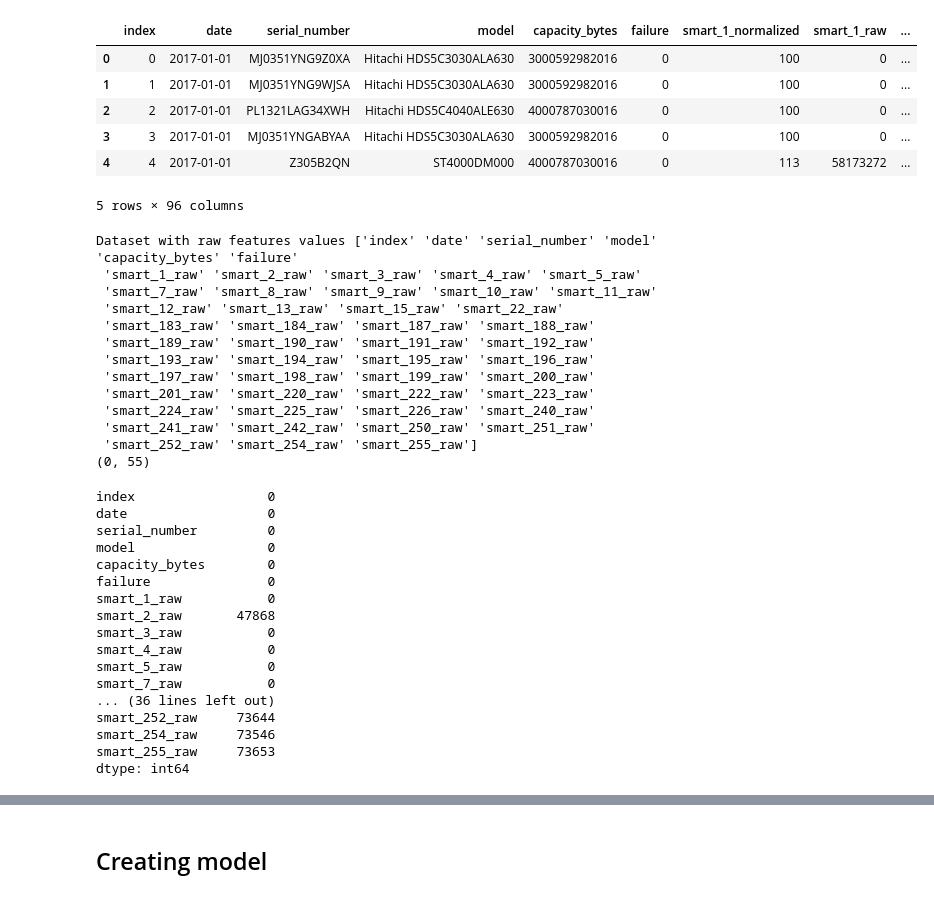
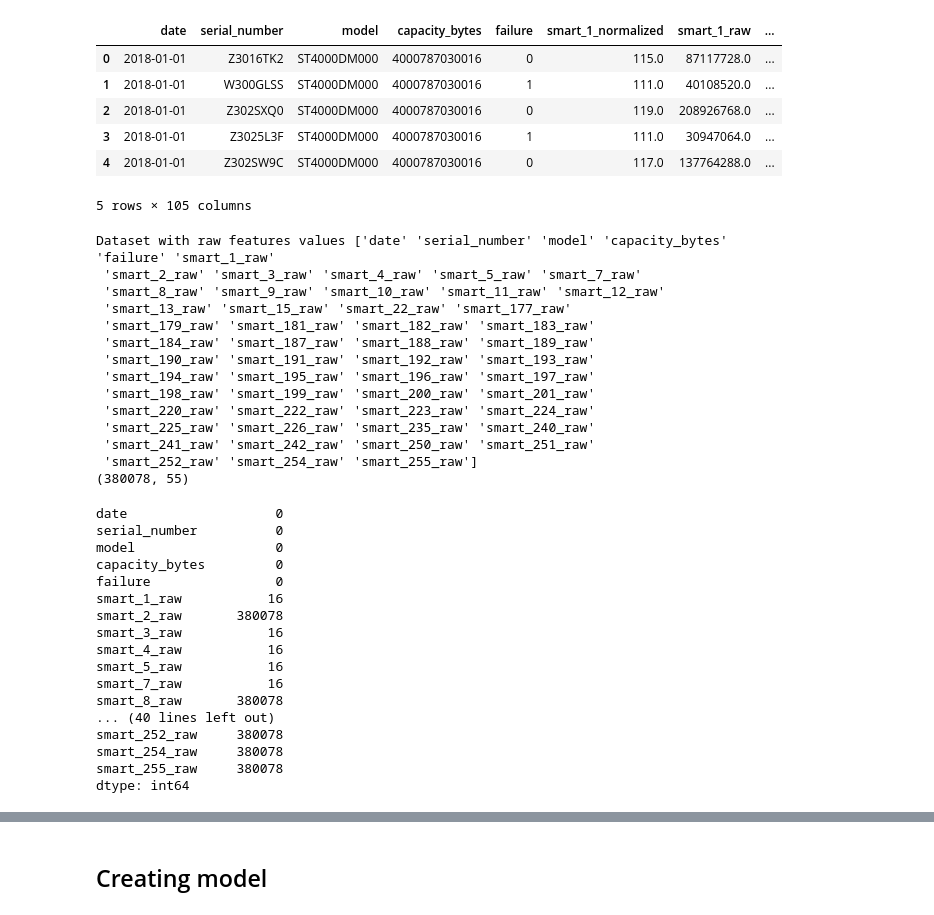
Before and after one commit to katevi/Hard-drive-failure-prediction, a Jupyter notebook: anomaly_detection_IF.ipynb, the cells around one changed output, grey strips where cells are left out. Saved outputs shown, nothing was run; the diff lists cells and outputs as text; code cells hidden in the pictures.

```diff
--- a/anomaly_detection_IF.ipynb
+++ b/anomaly_detection_IF.ipynb
@@ -1,53 +1,54 @@
 # %%
 import pandas as pd
-df_bb = pd.read_csv('./backblaze/2017-01-01.csv')
+df_bb = pd.read_csv('./backblaze_ST4000DM000/model_2018_ST4000DM000.csv')
 df_bb.head()
 # %% [output]
-|  | index | date | serial_number | model | capacity_bytes | failure | smart_1_normalized | smart_1_raw | ... |
-| 0 | 0 | 2017-01-01 | MJ0351YNG9Z0XA | Hitachi HDS5C3030ALA630 | 3000592982016 | 0 | 100 | 0 | ... |
-| 1 | 1 | 2017-01-01 | MJ0351YNG9WJSA | Hitachi HDS5C3030ALA630 | 3000592982016 | 0 | 100 | 0 | ... |
-| 2 | 2 | 2017-01-01 | PL1321LAG34XWH | Hitachi HDS5C4040ALE630 | 4000787030016 | 0 | 100 | 0 | ... |
-| 3 | 3 | 2017-01-01 | MJ0351YNGABYAA | Hitachi HDS5C3030ALA630 | 3000592982016 | 0 | 100 | 0 | ... |
-| 4 | 4 | 2017-01-01 | Z305B2QN | ST4000DM000 | 4000787030016 | 0 | 113 | 58173272 | ... |
+|  | date | serial_number | model | capacity_bytes | failure | smart_1_normalized | smart_1_raw | ... |
+| 0 | 2018-01-01 | Z3016TK2 | ST4000DM000 | 4000787030016 | 0 | 115.0 | 87117728.0 | ... |
+| 1 | 2018-01-01 | W300GLSS | ST4000DM000 | 4000787030016 | 1 | 111.0 | 40108520.0 | ... |
+| 2 | 2018-01-01 | Z302SXQ0 | ST4000DM000 | 4000787030016 | 0 | 119.0 | 208926768.0 | ... |
+| 3 | 2018-01-01 | Z3025L3F | ST4000DM000 | 4000787030016 | 1 | 111.0 | 30947064.0 | ... |
+| 4 | 2018-01-01 | Z302SW9C | ST4000DM000 | 4000787030016 | 0 | 117.0 | 137764288.0 | ... |
-5 rows × 96 columns
+5 rows × 105 columns
 # %%
 df_bb_raw = df_bb[df_bb.columns.drop(list(df_bb.filter(regex='normalized')))]
 feat_raw = df_bb_raw.columns.values
 print("Dataset with raw features values", feat_raw)
-print(df_bb_normalized.shape)
+print(df_bb_raw.shape)
 # %% [output]
-Dataset with raw features values ['index' 'date' 'serial_number' 'model' 'capacity_bytes' 'failure'
- 'smart_1_raw' 'smart_2_raw' 'smart_3_raw' 'smart_4_raw' 'smart_5_raw'
- 'smart_7_raw' 'smart_8_raw' 'smart_9_raw' 'smart_10_raw' 'smart_11_raw'
- 'smart_12_raw' 'smart_13_raw' 'smart_15_raw' 'smart_22_raw'
- 'smart_183_raw' 'smart_184_raw' 'smart_187_raw' 'smart_188_raw'
- 'smart_189_raw' 'smart_190_raw' 'smart_191_raw' 'smart_192_raw'
- 'smart_193_raw' 'smart_194_raw' 'smart_195_raw' 'smart_196_raw'
- 'smart_197_raw' 'smart_198_raw' 'smart_199_raw' 'smart_200_raw'
- 'smart_201_raw' 'smart_220_raw' 'smart_222_raw' 'smart_223_raw'
- 'smart_224_raw' 'smart_225_raw' 'smart_226_raw' 'smart_240_raw'
+Dataset with raw features values ['date' 'serial_number' 'model' 'capacity_bytes' 'failure' 'smart_1_raw'
+ 'smart_2_raw' 'smart_3_raw' 'smart_4_raw' 'smart_5_raw' 'smart_7_raw'
+ 'smart_8_raw' 'smart_9_raw' 'smart_10_raw' 'smart_11_raw' 'smart_12_raw'
+ 'smart_13_raw' 'smart_15_raw' 'smart_22_raw' 'smart_177_raw'
+ 'smart_179_raw' 'smart_181_raw' 'smart_182_raw' 'smart_183_raw'
+ 'smart_184_raw' 'smart_187_raw' 'smart_188_raw' 'smart_189_raw'
+ 'smart_190_raw' 'smart_191_raw' 'smart_192_raw' 'smart_193_raw'
+ 'smart_194_raw' 'smart_195_raw' 'smart_196_raw' 'smart_197_raw'
+ 'smart_198_raw' 'smart_199_raw' 'smart_200_raw' 'smart_201_raw'
+ 'smart_220_raw' 'smart_222_raw' 'smart_223_raw' 'smart_224_raw'
+ 'smart_225_raw' 'smart_226_raw' 'smart_235_raw' 'smart_240_raw'
  'smart_241_raw' 'smart_242_raw' 'smart_250_raw' 'smart_251_raw'
  'smart_252_raw' 'smart_254_raw' 'smart_255_raw']
-(0, 55)
+(380078, 55)
 # %%
 df_bb_raw.isnull().sum()
 # %% [output]
-index                 0
-date                  0
-serial_number         0
-model                 0
-capacity_bytes        0
-failure               0
-smart_1_raw           0
-smart_2_raw       47868
-smart_3_raw           0
-smart_4_raw           0
-smart_5_raw           0
-smart_7_raw           0
-... (36 lines left out)
-smart_252_raw     73644
-smart_254_raw     73546
-smart_255_raw     73653
+date                   0
+serial_number          0
+model                  0
+capacity_bytes         0
+failure                0
+smart_1_raw           16
+smart_2_raw       380078
+smart_3_raw           16
+smart_4_raw           16
+smart_5_raw           16
+smart_7_raw           16
+smart_8_raw       380078
+... (40 lines left out)
+smart_252_raw     380078
+smart_254_raw     380078
+smart_255_raw     380078
 dtype: int64
 # %%
 columns_with_values = df_bb_raw.columns[df_bb_raw.isnull().sum() <= 30000]
```
Also changed, not shown: parts of 8 cells of this notebook.
